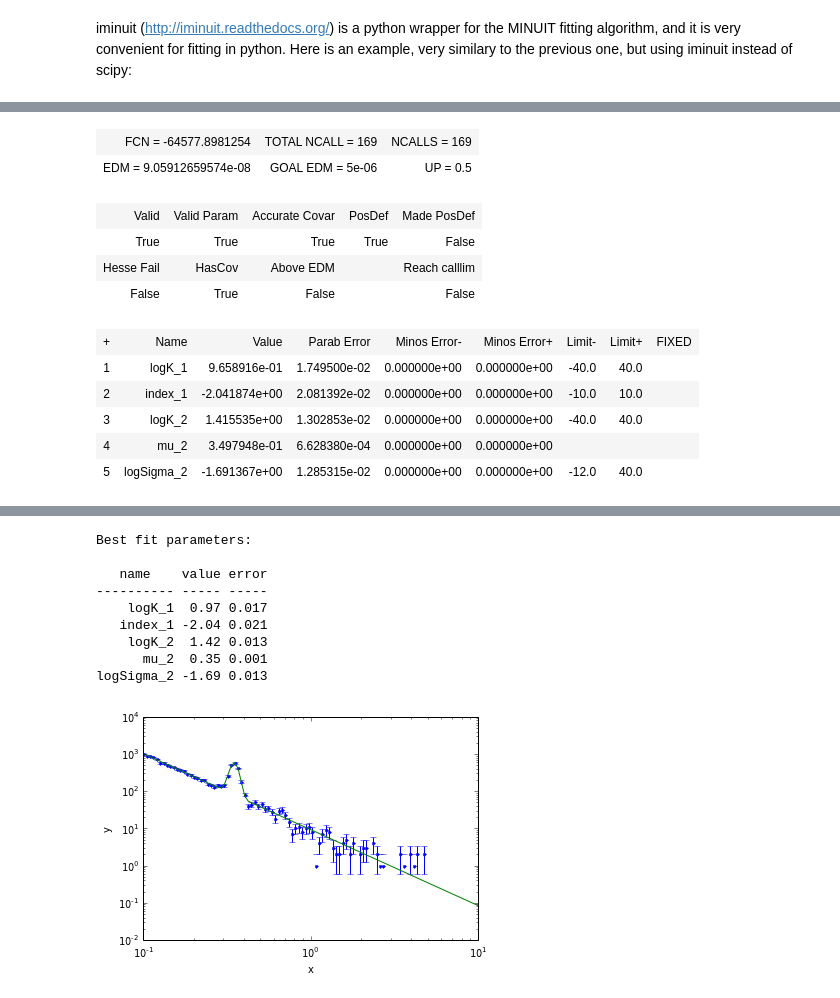
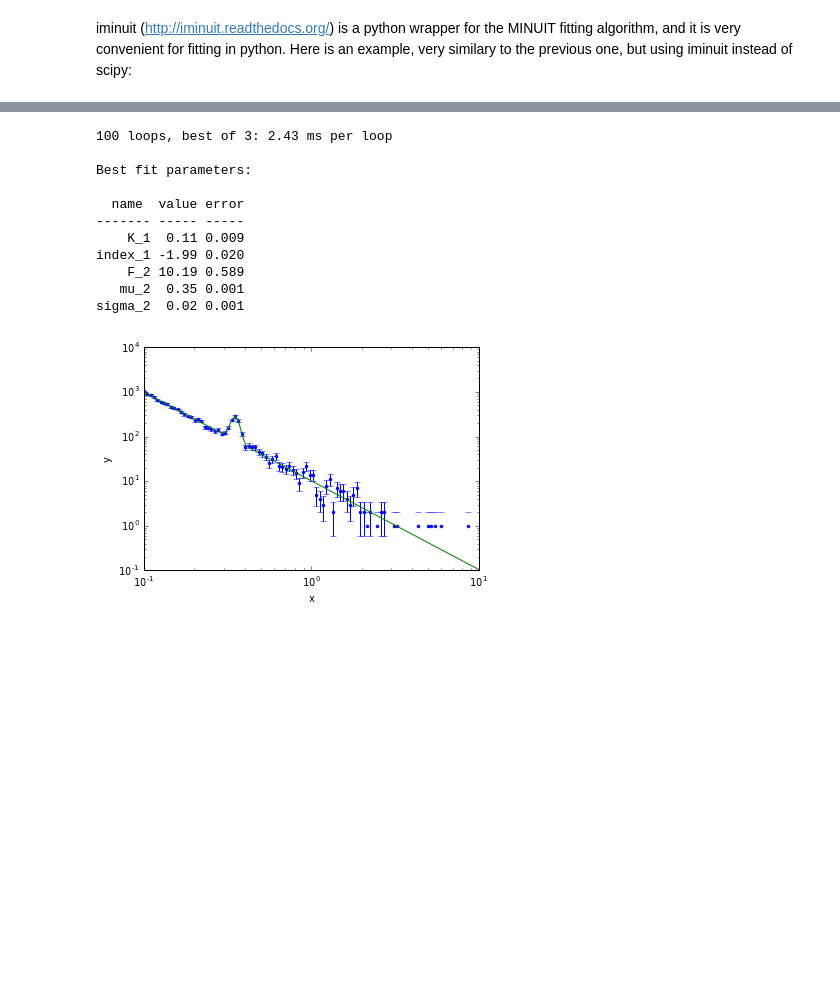
Before and after one commit to threeML/astromodels, a Jupyter notebook: examples/Quick_start.ipynb, the cells around one changed output, grey strips where cells are left out. Drawn from its saved outputs; the diff is of its cells as text; code cells hidden in the pictures; blank space fills up the shorter version.

```diff
--- a/examples/Quick_start.ipynb
+++ b/examples/Quick_start.ipynb
@@ -69,7 +71,7 @@ import collections
 
 # Instance a composite function composed by a line and a Gaussian
 
-fit_func = line(b=1.2) + gaussian(mu=40.5, logK=2.5, sigma=3.4)
+fit_func = line(b=1.2) + gaussian(mu=40.5, F=10**2.5, sigma=3.4)
 
 # Generate some fake data
 
@@ -187,11 +189,10 @@ class LogLike(object):
         assert len(self.free_parameters) == len(new_values), "wrong number of parameters"
 
         # Assign the new values to the free parameters
-        # We could do this with this for loop:
 
         for i, par in enumerate(self.free_parameters.values()):
 
-            par.value = new_values[i]
+            par.scaled_value = new_values[i]
 
         # Evaluate the model
         # (we assume there is only one point source)
@@ -222,7 +223,7 @@ class LogLike(object):
 
 # Instance a composite function composed by a power law and a Gaussian
 
-fit_func = powerlaw(logK=1.0,epiv=10.0) + gaussian(mu=0.35, logK=1.4, logSigma=np.log10(0.02))
+fit_func = powerlaw(K=10.0,piv=1.0) + gaussian(mu=0.35, F=10**1.4, sigma=0.02)
 
 # Generate some fake data
 
@@ -242,8 +243,6 @@ this_log_like = LogLike(xdata,ydata,fit_func)
 
 p0 = map(lambda x:x.get_randomized_value(variance=0.05), fit_func.free_parameters.values())
 
-p0 = [0.99421669885208175, -1.875196866895682, 1.4035108282130364, 0.37834453818626335, 0.020488085045716524]
-
 print("Starting values: %s" % p0)
 
 # Make the bounds tuple, i.e., the constraints on the parameters
@@ -258,18 +257,20 @@ for parameter in fit_func.free_parameters.values():
     # scipy doesn't like None (which in astromodel means no boundary in that direction)
     # It instead uses np.inf to indicate no boundary (with the appropriate sign)
     # Also minimize has the bad habit of setting the parameter just a tiny bit outside
-    # its boundaries. So, let's restrict a little bit the range to avoid this
+    # its boundaries. So, let's restrict a little bit the range to counteract this
 
-    this_minimum = parameter.min_value + abs(parameter.min_value/1000) if parameter.min_value is not None else -np.inf
-    this_maximum = parameter.max_value - abs(parameter.max_value/1000) if parameter.max_value is not None else np.inf
+    this_minimum = (parameter.scaled_min_value + abs(parameter.min_value/1000)
+                                         if parameter.min_value is not None else -np.inf)
+    this_maximum = (parameter.scaled_max_value - abs(parameter.max_value/1000)
+                                         if parameter.max_value is not None else np.inf)
 
     bounds.append((this_minimum, this_maximum))
-
-print bounds
 
 # Perform the fit
 
 res = scipy.optimize.minimize(this_log_like.minus_log_like, p0, bounds=bounds, method='L-BFGS-B')
+
+%timeit scipy.optimize.minimize(this_log_like.minus_log_like, p0, bounds=bounds, method='L-BFGS-B')
 
 # Plot data and model
 
@@ -352,7 +353,7 @@ class LogLike(object):
 
         for i, par in enumerate(self.free_parameters.values()):
 
-            par.value = new_values[i]
+            par.scaled_value = new_values[i]
 
         # Evaluate the model
         # (we assume there is only one point source)
@@ -382,7 +383,7 @@ class LogLike(object):
 
 # Instance a composite function composed by a power law and a Gaussian
 
-fit_func = powerlaw(logK=1.0,epiv=10.0) + gaussian(mu=0.35, logK=1.4, logSigma=np.log10(0.02))
+fit_func = powerlaw(K=0.1,piv=10.0) + gaussian(mu=0.35, F=10, sigma=0.02)
 
 # Generate some fake data
 
@@ -418,6 +419,8 @@ for parameter in fit_func.free_parameters.values():
 # These options are needed for a likelihood fit
 iminuit_opt['errordef'] = 0.5
 
+iminuit_opt['print_level'] = 0
+
 # Perform the fit
 
 minuit = iminuit.Minuit(this_log_like.minus_log_like, **iminuit_opt)
@@ -448,12 +449,0 @@ print(dict_to_table(results))
-| FCN = -64577.8981254 | TOTAL NCALL = 169 | NCALLS = 169 |
-| EDM = 9.05912659574e-08 | GOAL EDM = 5e-06 | UP = 0.5 |
-| Valid | Valid Param | Accurate Covar | PosDef | Made PosDef |
-| True | True | True | True | False |
-| Hesse Fail | HasCov | Above EDM |  | Reach calllim |
-| False | True | False |  | False |
-| + | Name | Value | Parab Error | Minos Error- | Minos Error+ | Limit- | Limit+ | FIXED |
-| 1 | logK_1 | 9.658916e-01 | 1.749500e-02 | 0.000000e+00 | 0.000000e+00 | -40.0 | 40.0 |  |
-| 2 | index_1 | -2.041874e+00 | 2.081392e-02 | 0.000000e+00 | 0.000000e+00 | -10.0 | 10.0 |  |
-| 3 | logK_2 | 1.415535e+00 | 1.302853e-02 | 0.000000e+00 | 0.000000e+00 | -40.0 | 40.0 |  |
-| 4 | mu_2 | 3.497948e-01 | 6.628380e-04 | 0.000000e+00 | 0.000000e+00 |  |  |  |
-| 5 | logSigma_2 | -1.691367e+00 | 1.285315e-02 | 0.000000e+00 | 0.000000e+00 | -12.0 | 40.0 |  |
@@ -461,10 +450,12 @@ print(dict_to_table(results))
+100 loops, best of 3: 2.43 ms per loop
+
 Best fit parameters:
 
-   name    value error
----------- ----- -----
-    logK_1  0.97 0.017
-   index_1 -2.04 0.021
-    logK_2  1.42 0.013
-      mu_2  0.35 0.001
-logSigma_2 -1.69 0.013
+  name  value error
+------- ----- -----
+    K_1  0.11 0.009
+index_1 -1.99 0.020
+    F_2 10.19 0.589
+   mu_2  0.35 0.001
+sigma_2  0.02 0.001
-[figure, old version]
+[figure, new version]
```
Also changed, not shown: parts of 9 cells of this notebook, 18 other files.
